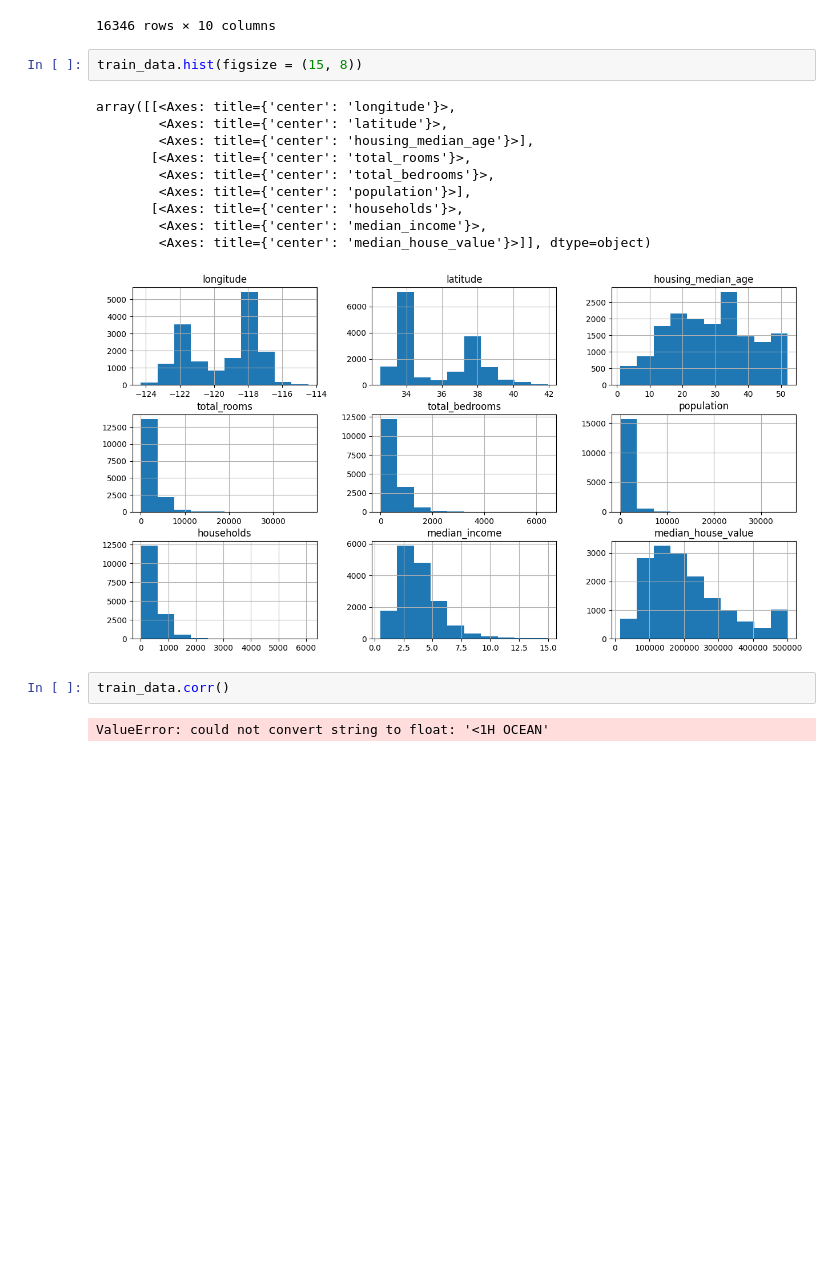
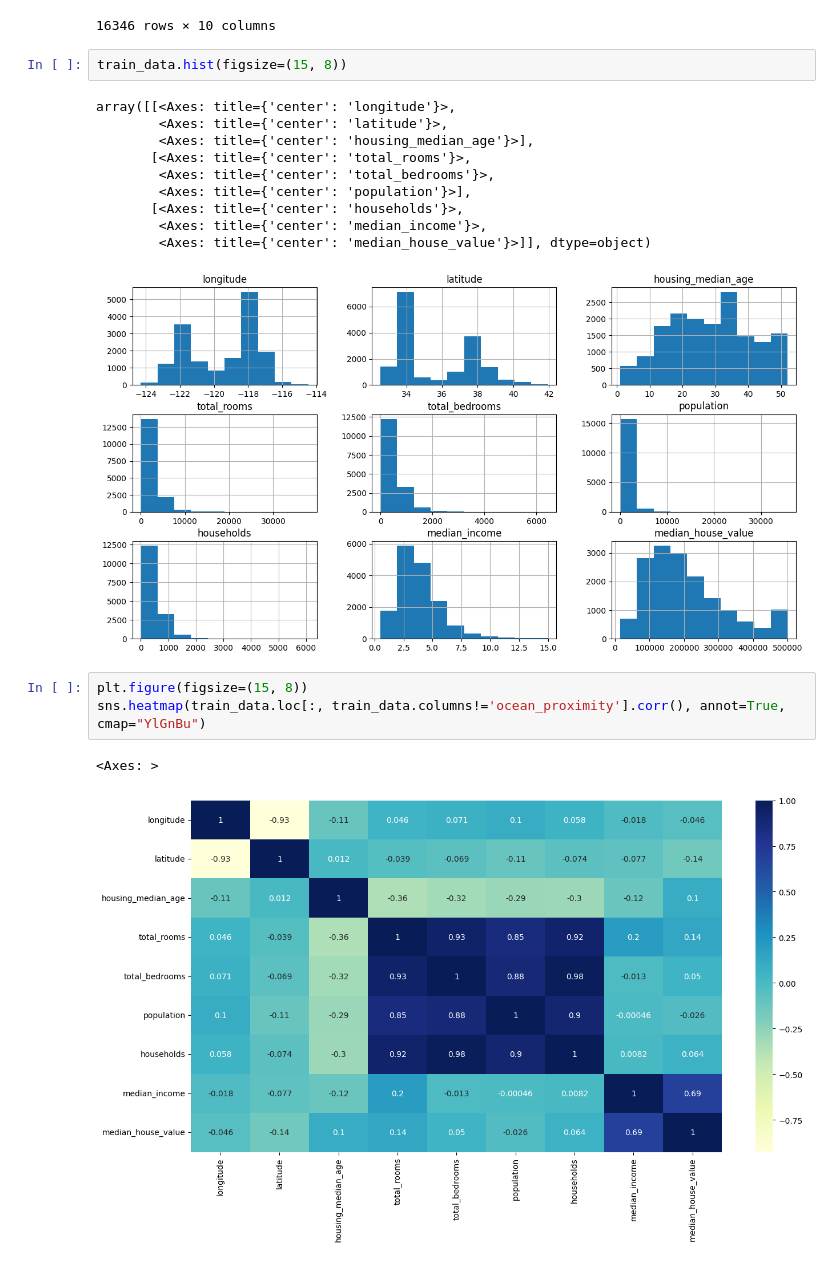
Before and after one commit to Alpha-W0lf/House_Price_Prediction, a Jupyter notebook: house_price_prediction.ipynb, the cells around one changed output. Saved outputs shown, nothing was run; the diff lists cells and outputs as text; blank space fills up the shorter version.

```diff
--- a/house_price_prediction.ipynb
+++ b/house_price_prediction.ipynb
@@ -120,7 +120,7 @@ train_data
 | 18186 | -122.03 | 37.38 | 21.0 | 2667.0 | 798.0 | 1433.0 | 727.0 | ... |
 16346 rows × 10 columns
 # %%
-train_data.hist(figsize = (15, 8))
+train_data.hist(figsize=(15, 8))
 # %% [output]
 array([[<Axes: title={'center': 'longitude'}>,
         <Axes: title={'center': 'latitude'}>,
@@ -132,7 +132,9 @@ array([[<Axes: title={'center': 'longitude'}>,
         <Axes: title={'center': 'median_income'}>,
         <Axes: title={'center': 'median_house_value'}>]], dtype=object)
 [figure]
-# %%
-train_data.corr()
-# %% [output]
-ValueError: could not convert string to float: '<1H OCEAN'
+# %%
+plt.figure(figsize=(15, 8))
+sns.heatmap(train_data.loc[:, train_data.columns!='ocean_proximity'].corr(), annot=True, cmap="YlGnBu")
+# %% [output]
+<Axes: >
+[figure, added]
```
